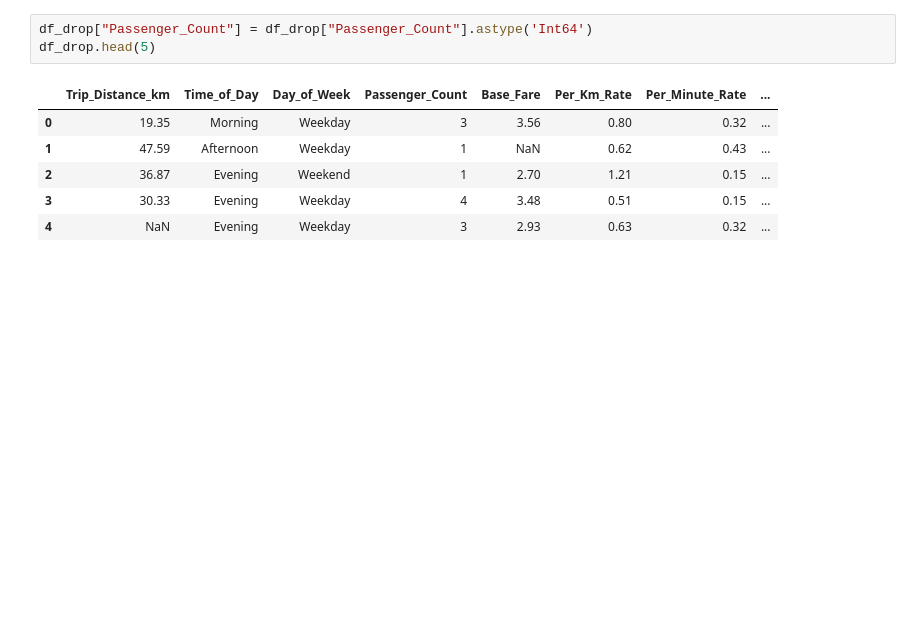
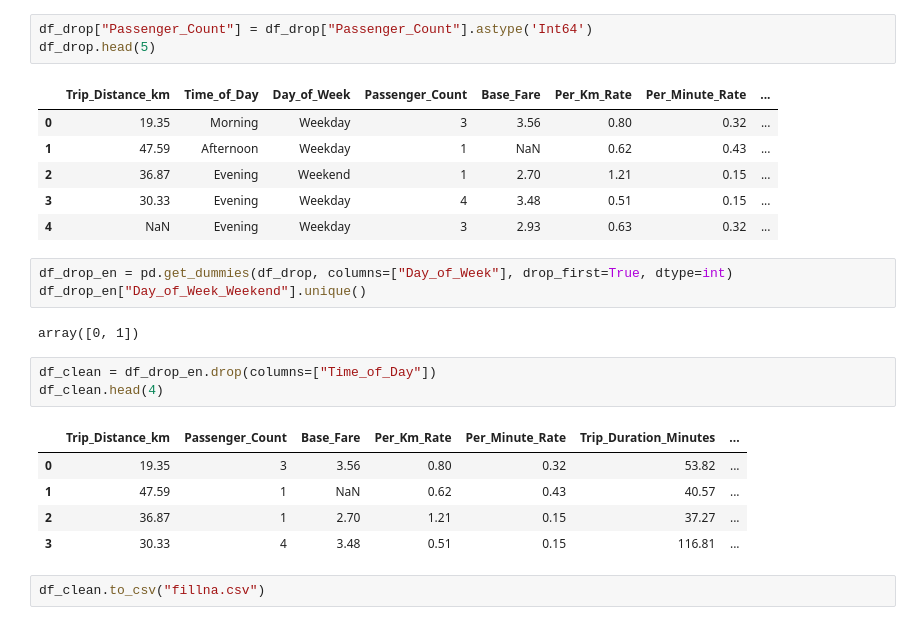
Before and after one commit to aliciagez/taxi_prediction_fullstack_alicia, a Jupyter notebook: src/taxipred/model_development/fillna_cleaning.ipynb, the cells around one changed output. Cells and saved outputs as stored; diff of their text form; blank space fills up the shorter version.

```diff
--- a/src/taxipred/model_development/fillna_cleaning.ipynb
+++ b/src/taxipred/model_development/fillna_cleaning.ipynb
@@ -43,3 +43,19 @@ df_drop.head(5)
 | 2 | 36.87 | Evening | Weekend | 1 | 2.70 | 1.21 | 0.15 | ... |
 | 3 | 30.33 | Evening | Weekday | 4 | 3.48 | 0.51 | 0.15 | ... |
 | 4 | NaN | Evening | Weekday | 3 | 2.93 | 0.63 | 0.32 | ... |
+# %%
+df_drop_en = pd.get_dummies(df_drop, columns=["Day_of_Week"], drop_first=True, dtype=int)
+df_drop_en["Day_of_Week_Weekend"].unique()
+# %% [output]
+array([0, 1])
+# %%
+df_clean = df_drop_en.drop(columns=["Time_of_Day"])
+df_clean.head(4)
+# %% [output]
+|  | Trip_Distance_km | Passenger_Count | Base_Fare | Per_Km_Rate | Per_Minute_Rate | Trip_Duration_Minutes | ... |
+| 0 | 19.35 | 3 | 3.56 | 0.80 | 0.32 | 53.82 | ... |
+| 1 | 47.59 | 1 | NaN | 0.62 | 0.43 | 40.57 | ... |
+| 2 | 36.87 | 1 | 2.70 | 1.21 | 0.15 | 37.27 | ... |
+| 3 | 30.33 | 4 | 3.48 | 0.51 | 0.15 | 116.81 | ... |
+# %%
+df_clean.to_csv("fillna.csv")
```
Also changed, not shown: 2 other files.
